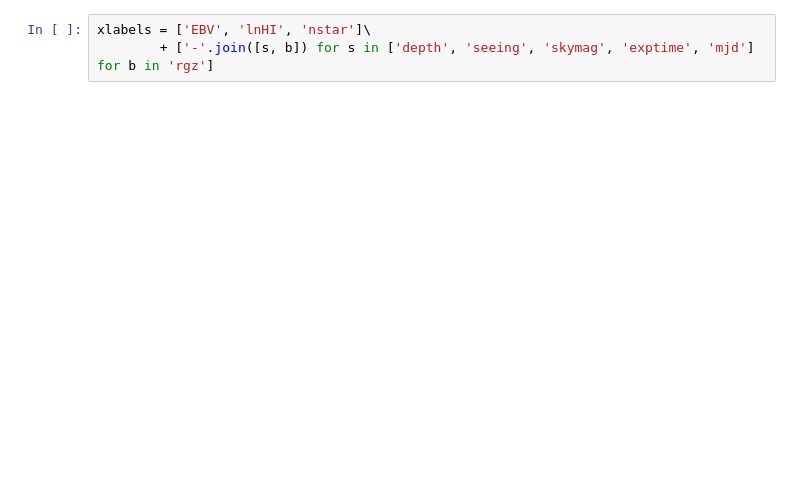
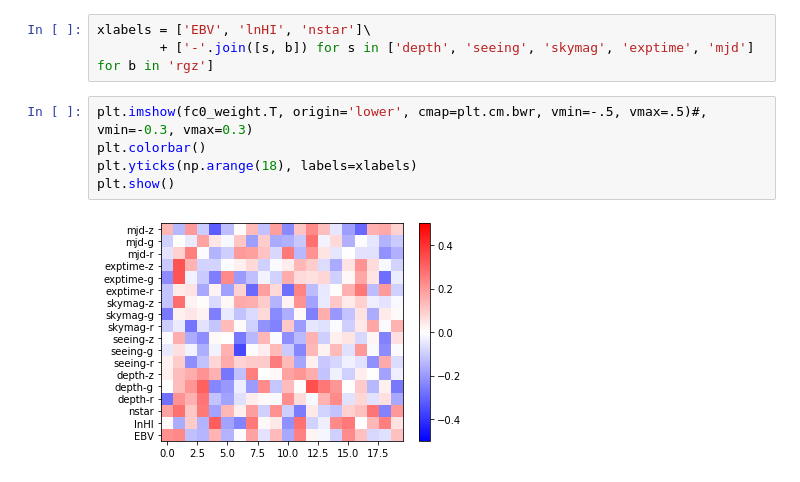
Before and after one commit to mehdirezaie/sysnetdev, a Jupyter notebook: notebooks/FeatureSelectionL1.ipynb, the cells around one changed output. Drawn from its saved outputs; the diff is of its cells as text; blank space fills up the shorter version.

```diff
--- a/notebooks/FeatureSelectionL1.ipynb
+++ b/notebooks/FeatureSelectionL1.ipynb
@@ -48,4 +42,11 @@ plt.show()
 # %%
 xlabels = ['EBV', 'lnHI', 'nstar']\
         + ['-'.join([s, b]) for s in ['depth', 'seeing', 'skymag', 'exptime', 'mjd'] for b in 'rgz']
+# %%
+plt.imshow(fc0_weight.T, origin='lower', cmap=plt.cm.bwr, vmin=-.5, vmax=.5)#, vmin=-0.3, vmax=0.3)
+plt.colorbar()
+plt.yticks(np.arange(18), labels=xlabels)
+plt.show()
+# %% [output]
+[figure, added]
 # %%
```
Also changed, not shown: parts of 18 cells of this notebook, 11 other files.
